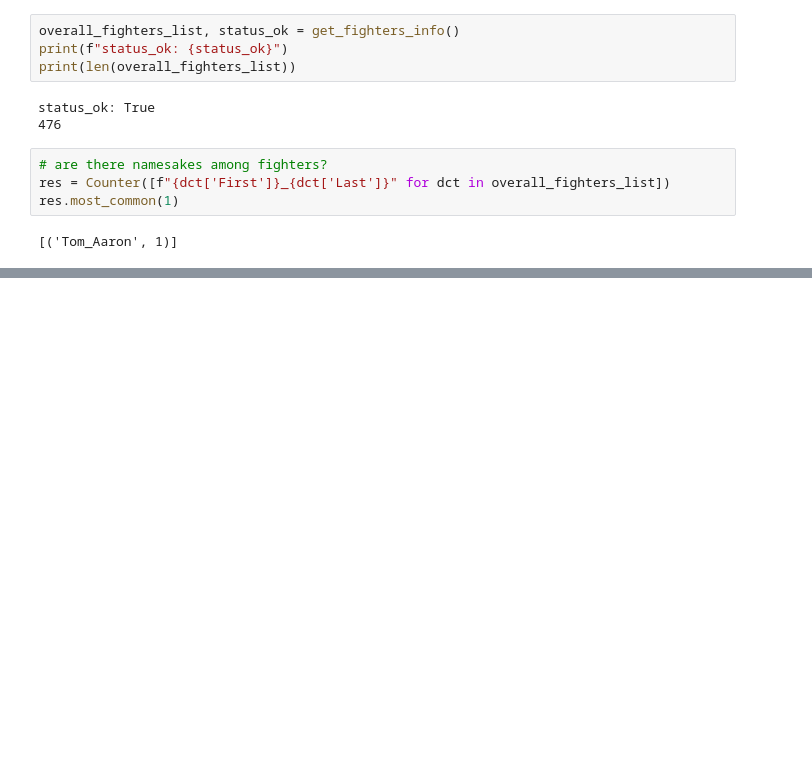
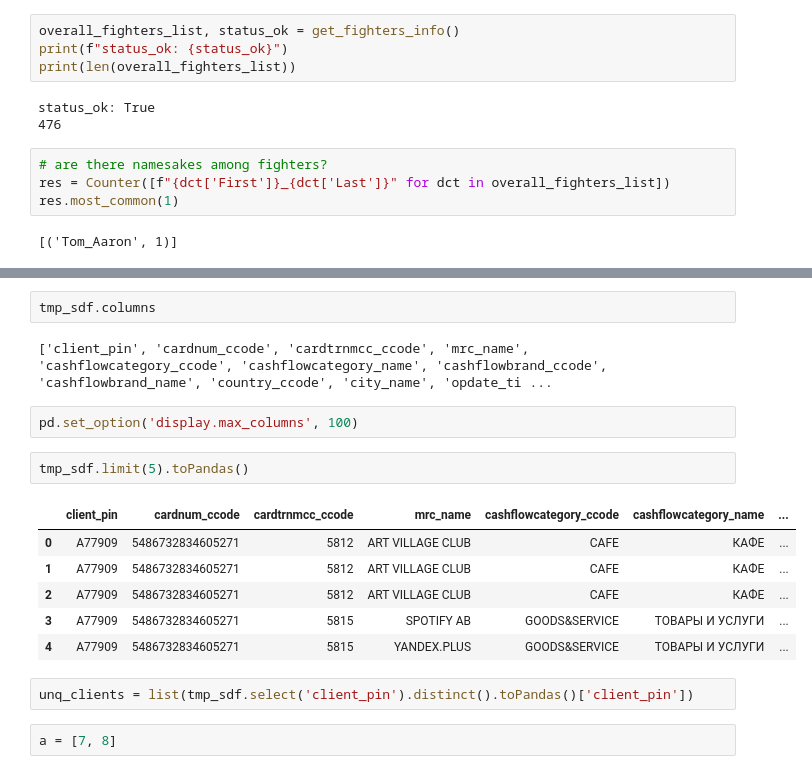
Before and after one commit to andreitsev/ufc, a Jupyter notebook: notebooks/1.0 Data Loading.ipynb, the cells around one changed output, grey strips where cells are left out. Saved outputs shown, nothing was run; the diff lists cells and outputs as text; blank space fills up the shorter version.

```diff
--- a/notebooks/1.0 Data Loading.ipynb
+++ b/notebooks/1.0 Data Loading.ipynb
@@ -130,0 +198,19 @@ fights_info_dict
+# %%
+tmp_sdf.columns
+# %% [output]
+['client_pin', 'cardnum_ccode', 'cardtrnmcc_ccode', 'mrc_name', 'cashflowcategory_ccode', 'cashflowcategory_name', 'cashflowbrand_ccode', 'cashflowbrand_name', 'country_ccode', 'city_name', 'opdate_ti ...
+# %%
+pd.set_option('display.max_columns', 100)
+# %%
+tmp_sdf.limit(5).toPandas()
+# %% [output]
+|  | client_pin | cardnum_ccode | cardtrnmcc_ccode | mrc_name | cashflowcategory_ccode | cashflowcategory_name | ... |
+| 0 | A77909 | 5486732834605271 | 5812 | ART VILLAGE CLUB | CAFE | КАФЕ | ... |
+| 1 | A77909 | 5486732834605271 | 5812 | ART VILLAGE CLUB | CAFE | КАФЕ | ... |
+| 2 | A77909 | 5486732834605271 | 5812 | ART VILLAGE CLUB | CAFE | КАФЕ | ... |
+| 3 | A77909 | 5486732834605271 | 5815 | SPOTIFY AB | GOODS&SERVICE | ТОВАРЫ И УСЛУГИ | ... |
+| 4 | A77909 | 5486732834605271 | 5815 | YANDEX.PLUS | GOODS&SERVICE | ТОВАРЫ И УСЛУГИ | ... |
+# %%
+unq_clients = list(tmp_sdf.select('client_pin').distinct().toPandas()['client_pin'])
+# %%
+a = [7, 8]
```
Also changed, not shown: parts of 19 cells of this notebook, 2 other files.
